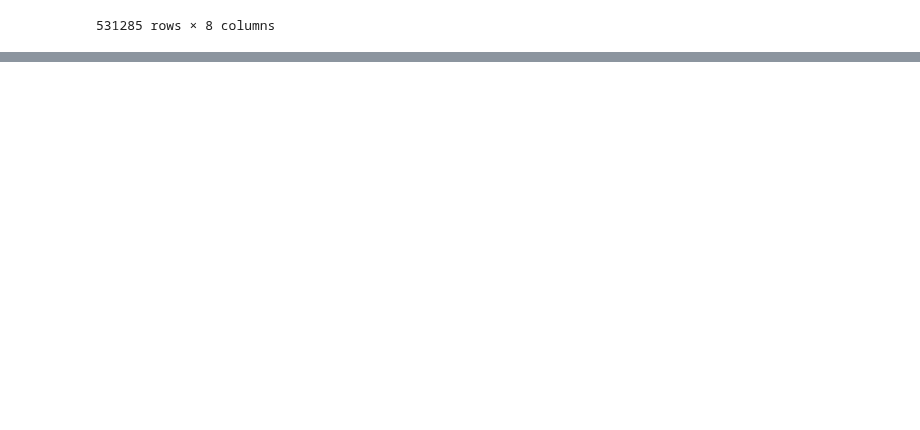
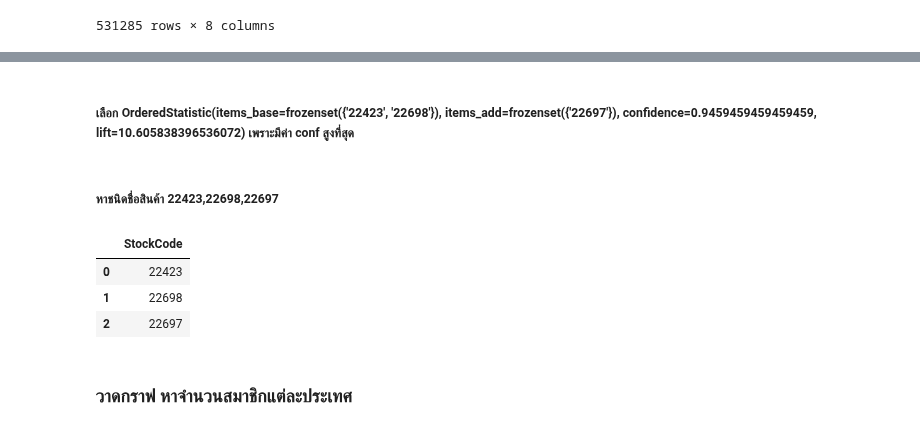
Before and after one commit to nicha0524/DPDM2021, a Jupyter notebook: Frequent_Patterns_(Association_Rules).ipynb, the cells around one changed output, grey strips where cells are left out. Cells and saved outputs as stored; diff of their text form; code cells hidden in the pictures; blank space fills up the shorter version.

```diff
--- a/Frequent_Patterns_(Association_Rules).ipynb
+++ b/Frequent_Patterns_(Association_Rules).ipynb
@@ -291,0 +308,17 @@ data_remove_c.groupby('CustomerID')['StockCode'].apply(list)
+# %% [markdown]
+##### เลือก OrderedStatistic(items_base=frozenset({'22423', '22698'}),        items_add=frozenset({'22697'}), confidence=0.9459459459459459, lift=10.605838396536072) เพราะมีค่า conf สูงที่สุด
+# %% [markdown]
+##### หาชนิดชื่อสินค้า 22423,22698,22697
+# %%
+sales = [{'StockCode':22423,}, # วิธี Dictionary
+         {'StockCode':22698},
+         {'StockCode':22697}]
+df = pd.DataFrame(sales)
+df
+# %% [output]
+|  | StockCode |
+| 0 | 22423 |
+| 1 | 22698 |
+| 2 | 22697 |
+# %% [markdown]
+### วาดกราฟ หาจำนวนสมาชิกแต่ละประเทศ
```
Also changed, not shown: parts of 19 cells of this notebook.
